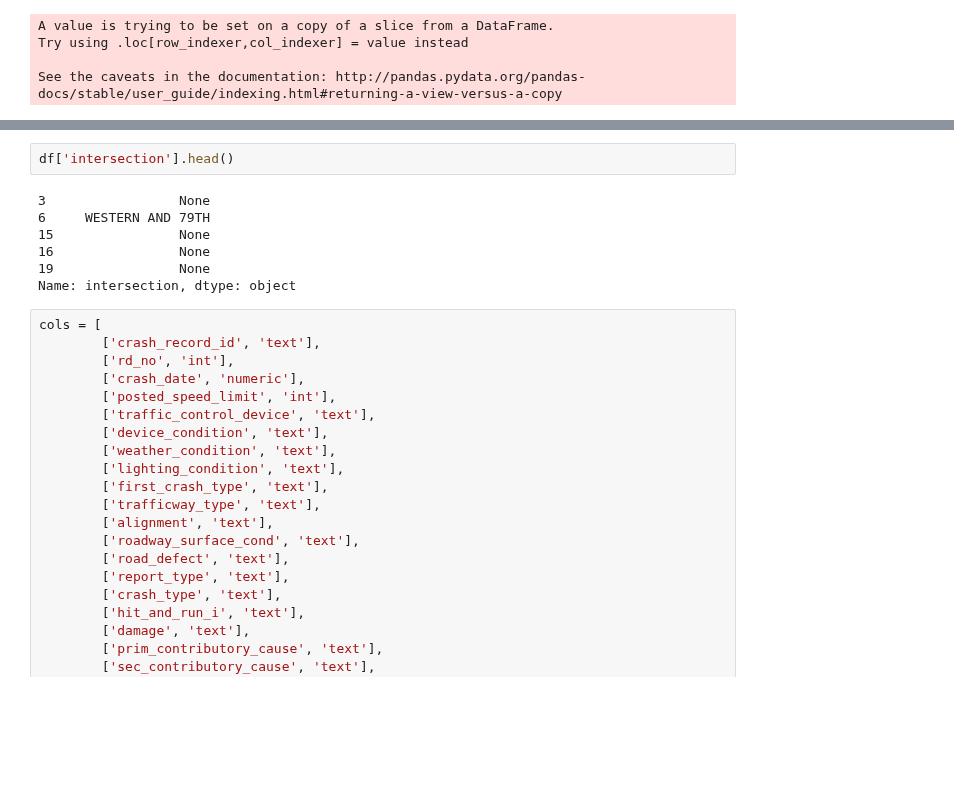
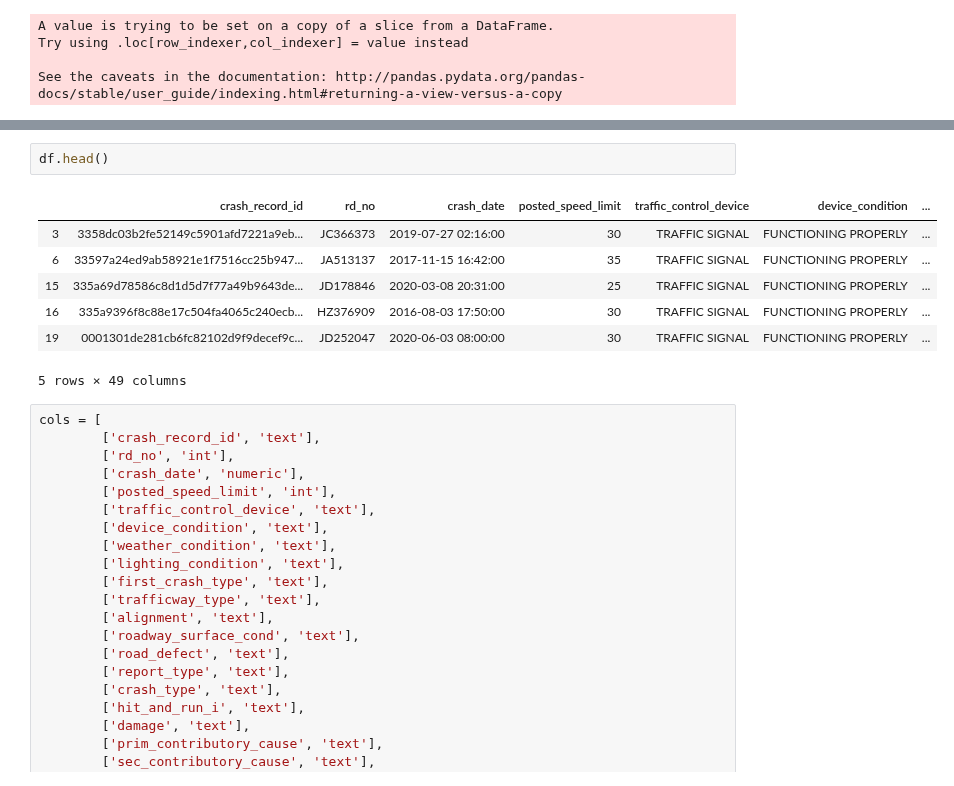
Before and after one commit to sciencelee/chicago-red-light-cameras, a Jupyter notebook: crash-study-preprocessing.ipynb, the cells around one changed output, grey strips where cells are left out. Saved outputs shown, nothing was run; the diff lists cells and outputs as text; blank space fills up the shorter version.

```diff
--- a/crash-study-preprocessing.ipynb
+++ b/crash-study-preprocessing.ipynb
@@ -572,12 +621,13 @@ See the caveats in the documentation: http://pandas.pydata.org/pandas-docs/stabl
 # %%
-df['intersection'].head()
+df.head()
 # %% [output]
+|  | crash_record_id | rd_no | crash_date | posted_speed_limit | traffic_control_device | device_condition | ... |
+| 3 | 3358dc03b2fe52149c5901afd7221a9eb... | JC366373 | 2019-07-27 02:16:00 | 30 | TRAFFIC SIGNAL | FUNCTIONING PROPERLY | ... |
+| 6 | 33597a24ed9ab58921e1f7516cc25b947... | JA513137 | 2017-11-15 16:42:00 | 35 | TRAFFIC SIGNAL | FUNCTIONING PROPERLY | ... |
+| 15 | 335a69d78586c8d1d5d7f77a49b9643de... | JD178846 | 2020-03-08 20:31:00 | 25 | TRAFFIC SIGNAL | FUNCTIONING PROPERLY | ... |
+| 16 | 335a9396f8c88e17c504fa4065c240ecb... | HZ376909 | 2016-08-03 17:50:00 | 30 | TRAFFIC SIGNAL | FUNCTIONING PROPERLY | ... |
+| 19 | 0001301de281cb6fc82102d9f9decef9c... | JD252047 | 2020-06-03 08:00:00 | 30 | TRAFFIC SIGNAL | FUNCTIONING PROPERLY | ... |
-3                 None
-6     WESTERN AND 79TH
-15                None
-16                None
-19                None
-Name: intersection, dtype: object
+5 rows × 49 columns
 # %%
 cols = [
         ['crash_record_id', 'text'],
```
Also changed, not shown: parts of 24 cells of this notebook, 2 other files.
